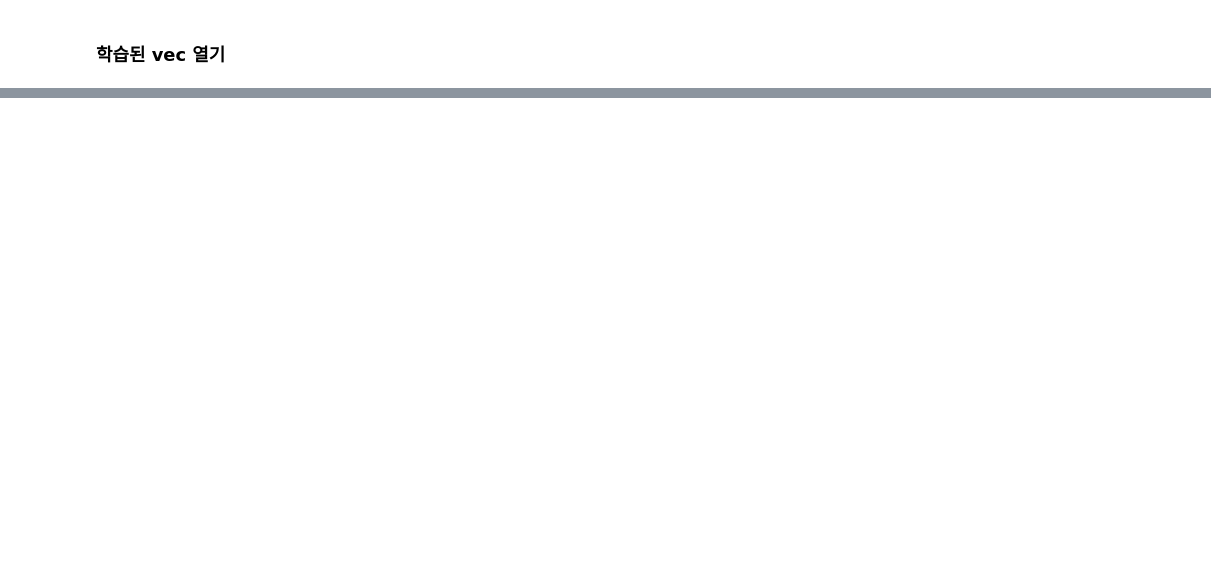
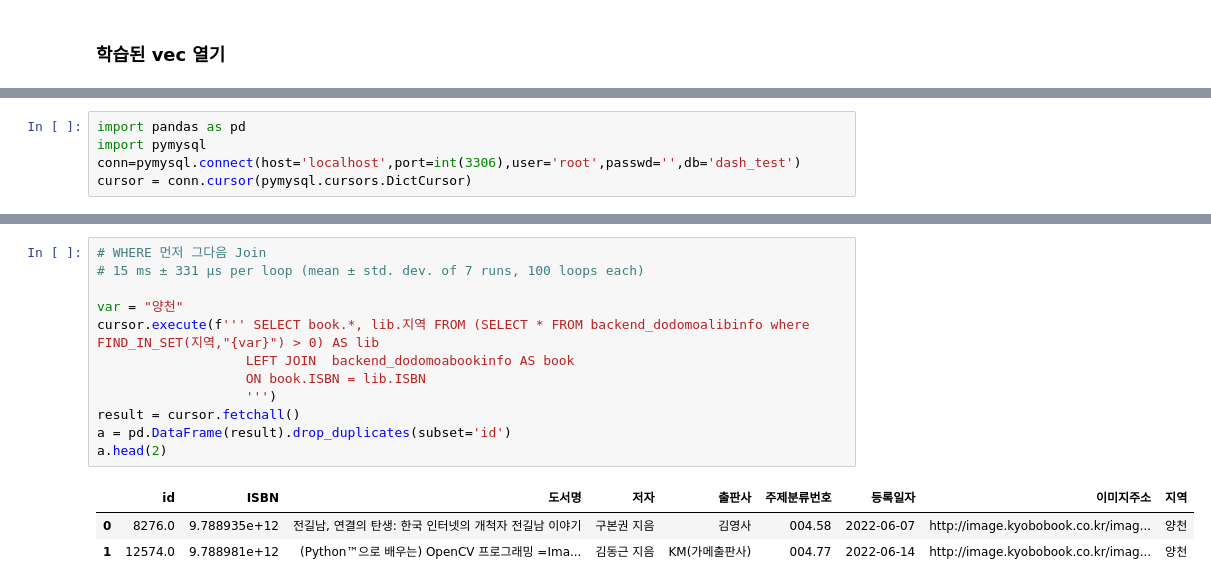
Before and after one commit to yangoos57/awsServerless, a Jupyter notebook: fIndKeyWordModel.ipynb, the cells around one changed output, grey strips where cells are left out. Saved outputs shown, nothing was run; the diff lists cells and outputs as text; blank space fills up the shorter version.

```diff
--- a/fIndKeyWordModel.ipynb
+++ b/fIndKeyWordModel.ipynb
@@ -202,0 +347,5 @@ kkkk[kkkk['sums'] > 2][['도서명','ISBN']].head(5)
+# %%
+import pandas as pd
+import pymysql
+conn=pymysql.connect(host='localhost',port=int(3306),user='root',passwd='',db='dash_test')
+cursor = conn.cursor(pymysql.cursors.DictCursor)
@@ -202,0 +420,16 @@ kkkk[kkkk['sums'] > 2][['도서명','ISBN']].head(5)
+# %%
+# WHERE 먼저 그다음 Join
+# 15 ms ± 331 µs per loop (mean ± std. dev. of 7 runs, 100 loops each)
+
+var = "양천"
+cursor.execute(f''' SELECT book.*, lib.지역 FROM (SELECT * FROM backend_dodomoalibinfo where FIND_IN_SET(지역,"{var}") > 0) AS lib
+                   LEFT JOIN  backend_dodomoabookinfo AS book
+                   ON book.ISBN = lib.ISBN
+                   ''')
+result = cursor.fetchall()
+a = pd.DataFrame(result).drop_duplicates(subset='id')
+a.head(2)
+# %% [output]
+|  | id | ISBN | 도서명 | 저자 | 출판사 | 주제분류번호 | 등록일자 | 이미지주소 | 지역 |
+| 0 | 8276.0 | 9.788935e+12 | 전길남, 연결의 탄생: 한국 인터넷의 개척자 전길남 이야기 | 구본권 지음 | 김영사 | 004.58 | 2022-06-07 | http://image.kyobobook.co.kr/imag... | 양천 |
+| 1 | 12574.0 | 9.788981e+12 | (Python™으로 배우는) OpenCV 프로그래밍 =Ima... | 김동근 지음 | KM(가메출판사) | 004.77 | 2022-06-14 | http://image.kyobobook.co.kr/imag... | 양천 |
```
Also changed, not shown: parts of 23 cells of this notebook, 2 other files.
